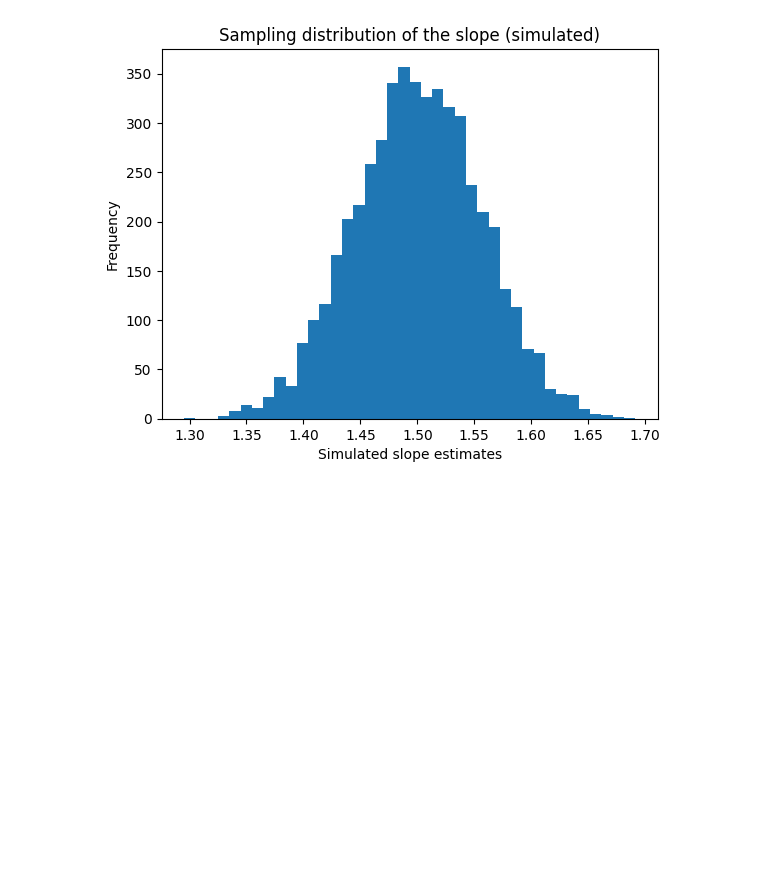
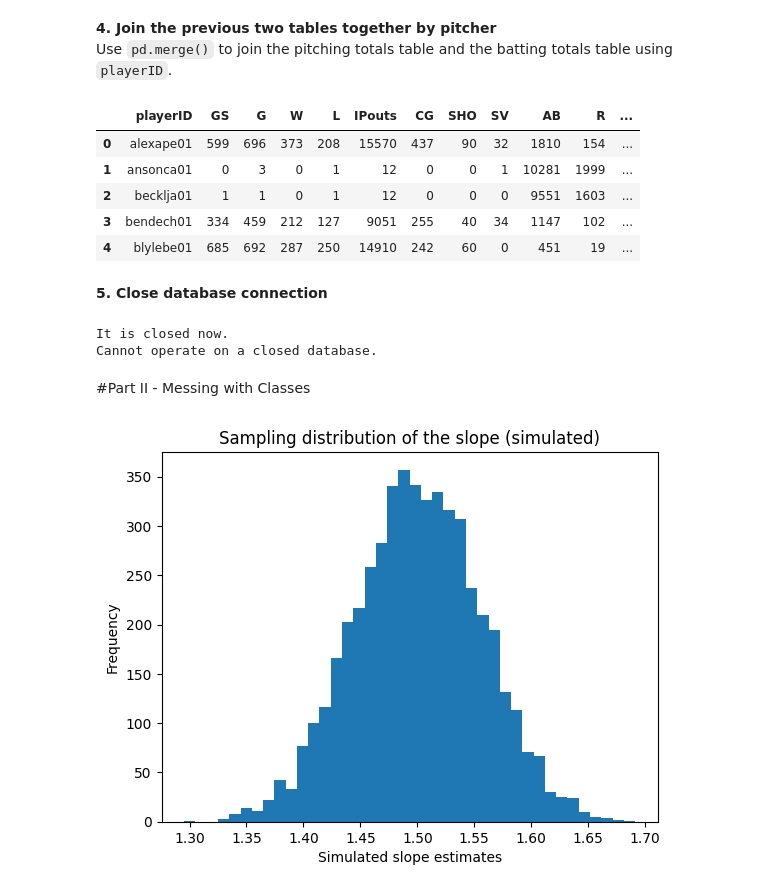
Before and after one commit to whiterabbit077/ST554, a Jupyter notebook: HW6.ipynb, the cells around one changed output. Drawn from its saved outputs; the diff is of its cells as text; code cells hidden in the pictures; blank space fills up the shorter version.

```diff
--- a/HW6.ipynb
+++ b/HW6.ipynb
@@ -35,0 +62,19 @@ HAVING filters groups after a GROUP BY (it's like WHERE, but for aggregate resul
+# %%
+pitching_df = pd.read_sql("""
+SELECT p.playerID,
+       SUM(p.GS) AS GS,
+       SUM(p.G) AS G,
+       SUM(p.W) AS W,
+       SUM(p.L) AS L,
+       SUM(p.IPouts) AS IPouts,
+       SUM(p.CG) AS CG,
+       SUM(p.SHO) AS SHO,
+       SUM(p.SV) AS SV
+FROM Pitching p
+JOIN HallOfFame h
+    ON p.playerID = h.playerID
+WHERE h.inducted = 'Y'
+GROUP BY p.playerID
+""", conn)
+
+pitching_df.head()
@@ -35,0 +91,22 @@ HAVING filters groups after a GROUP BY (it's like WHERE, but for aggregate resul
+# %%
+batting_df = pd.read_sql("""
+SELECT b.playerID,
+       SUM(b.AB) AS AB,
+       SUM(b.R) AS R,
+       SUM(b.H) AS H,
+       SUM(b.HR) AS HR,
+       SUM(b.RBI) AS RBI,
+       SUM(b.BB) AS BB,
+       SUM(b.SO) AS SO
+FROM Batting b
+JOIN HallOfFame h
+    ON b.playerID = h.playerID
+WHERE h.inducted = 'Y'
+AND b.playerID IN (
+    SELECT playerID
+    FROM Pitching
+)
+GROUP BY b.playerID
+""", conn)
+
+batting_df.head()
@@ -36,3 +120,33 @@ HAVING filters groups after a GROUP BY (it's like WHERE, but for aggregate resul
+# %% [markdown]
+**4. Join the previous two tables together by pitcher**
+Use `pd.merge()` to join the pitching totals table and the batting totals table using `playerID`.
+# %%
+final_df = pd.merge(pitching_df, batting_df, on="playerID")
+
+final_df.head()
+# %% [output]
+|  | playerID | GS | G | W | L | IPouts | CG | SHO | SV | AB | R | ... |
+| 0 | alexape01 | 599 | 696 | 373 | 208 | 15570 | 437 | 90 | 32 | 1810 | 154 | ... |
+| 1 | ansonca01 | 0 | 3 | 0 | 1 | 12 | 0 | 0 | 1 | 10281 | 1999 | ... |
+| 2 | becklja01 | 1 | 1 | 0 | 1 | 12 | 0 | 0 | 0 | 9551 | 1603 | ... |
+| 3 | bendech01 | 334 | 459 | 212 | 127 | 9051 | 255 | 40 | 34 | 1147 | 102 | ... |
+| 4 | blylebe01 | 685 | 692 | 287 | 250 | 14910 | 242 | 60 | 0 | 451 | 19 | ... |
+# %% [markdown]
+**5. Close database connection**
+# %%
+conn.close()
+
+#test if connection was closed properly
+try:
+    pd.read_sql("SELECT name FROM sqlite_master WHERE type='table'", conn)
+except Exception as e:
+    print("It is closed now.")
+    print(e)
+# %% [output]
+It is closed now.
+Cannot operate on a closed database.
+# %% [markdown]
+#Part II - Messing with Classes
 # %%
 import numpy as np
 import matplotlib.pyplot as plt
```
Also changed, not shown: parts of 11 cells of this notebook.
